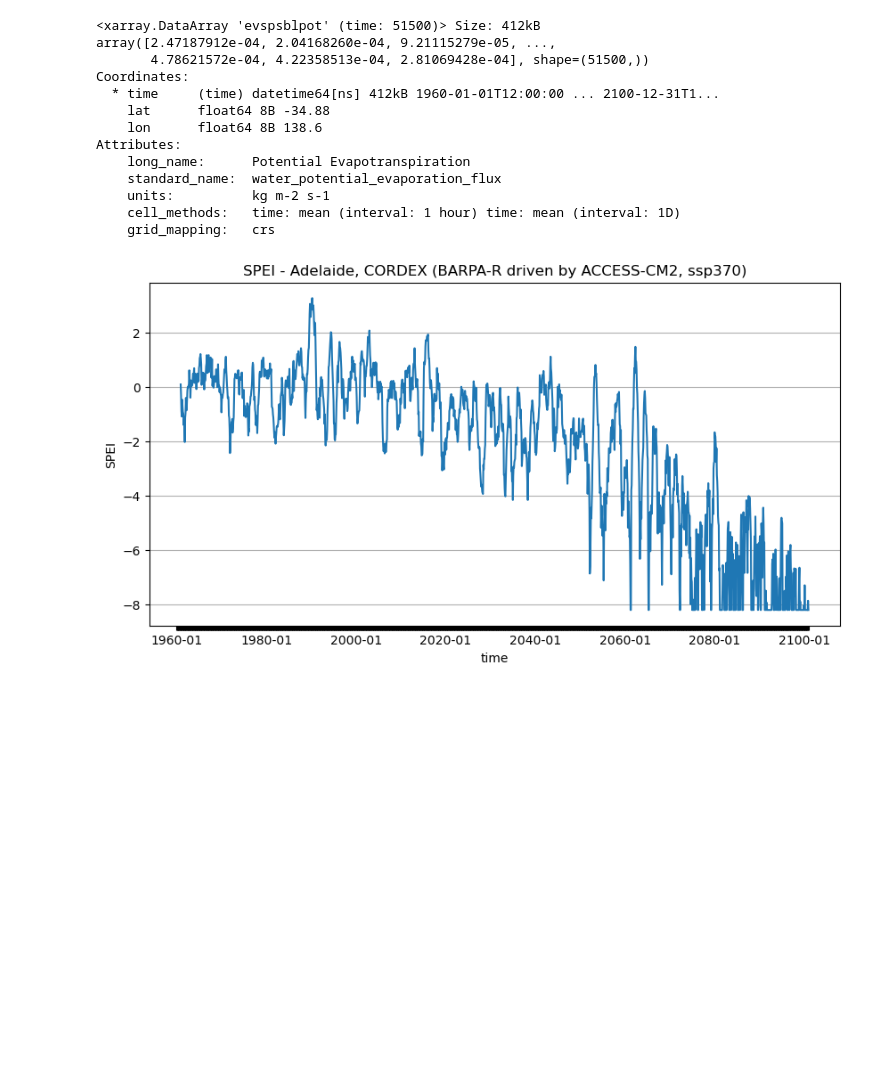
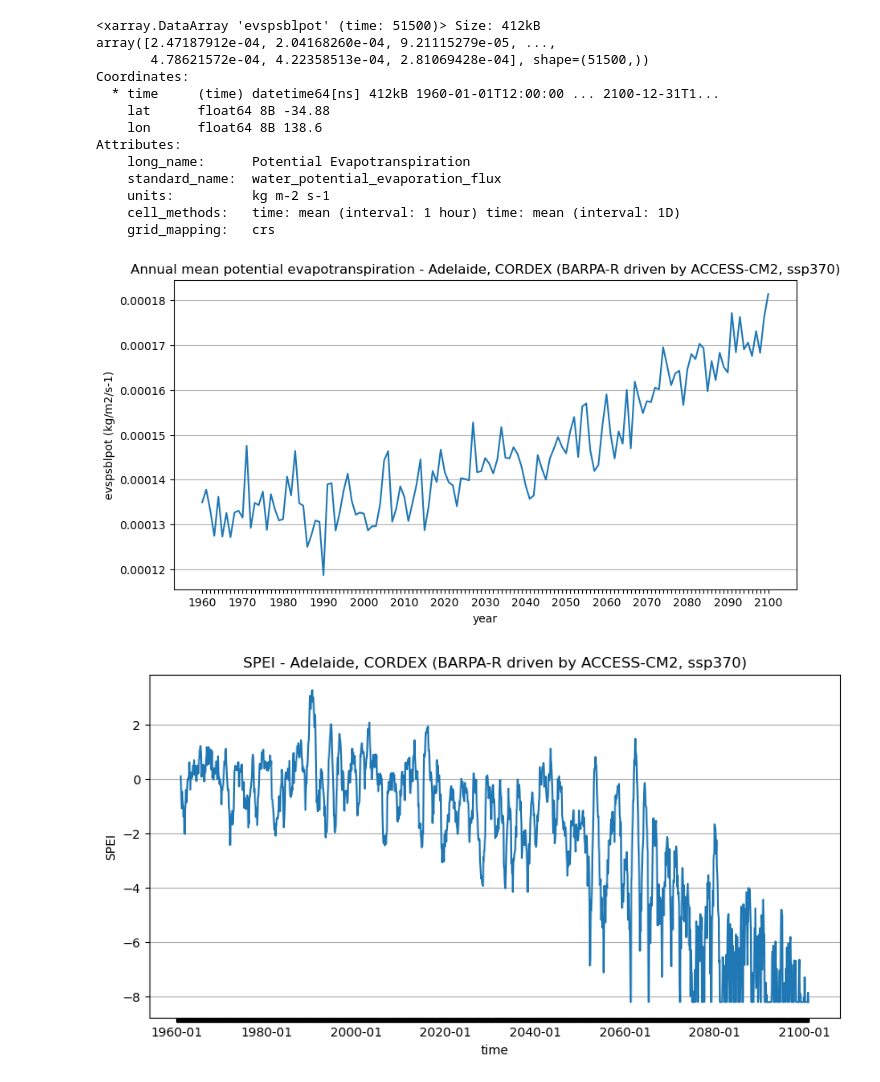
Before and after one commit to DamienIrving/treasury, a Jupyter notebook: spei.ipynb, the cells around one changed output. Drawn from its saved outputs; the diff is of its cells as text; code cells hidden in the pictures; blank space fills up the shorter version.

```diff
--- a/spei.ipynb
+++ b/spei.ipynb
@@ -61,6 +75,22 @@ Attributes:
     units:          kg m-2 s-1
     cell_methods:   time: mean (interval: 1 hour) time: mean (interval: 1D)
     grid_mapping:   crs
+# %%
+evspsblpot_ann = ds_evspsblpot['evspsblpot'].resample({'time': 'YE'}).mean('time', keep_attrs=True)
+# %%
+fig = plt.figure(figsize=[10, 5])
+ax = fig.add_subplot()
+ax.plot(evspsblpot_ann.time.dt.strftime('%Y').values, evspsblpot_ann.values)
+ax.set_ylabel('evspsblpot (kg/m2/s-1)')
+ax.set_xlabel('year')
+ax.set_title('Annual mean potential evapotranspiration - Adelaide, CORDEX (BARPA-R driven by ACCESS-CM2, ssp370)')
+plt.grid(axis='y')
+for i, t in enumerate(ax.get_xticklabels()):
+    if (i % 10) != 0:
+        t.set_visible(False)
+plt.show()
+# %% [output]
+[figure, added]
 # %%
 wb = ds_pr['pr'] - ds_evspsblpot['evspsblpot']
 # %%
```
Also changed, not shown: parts of 4 cells of this notebook.
